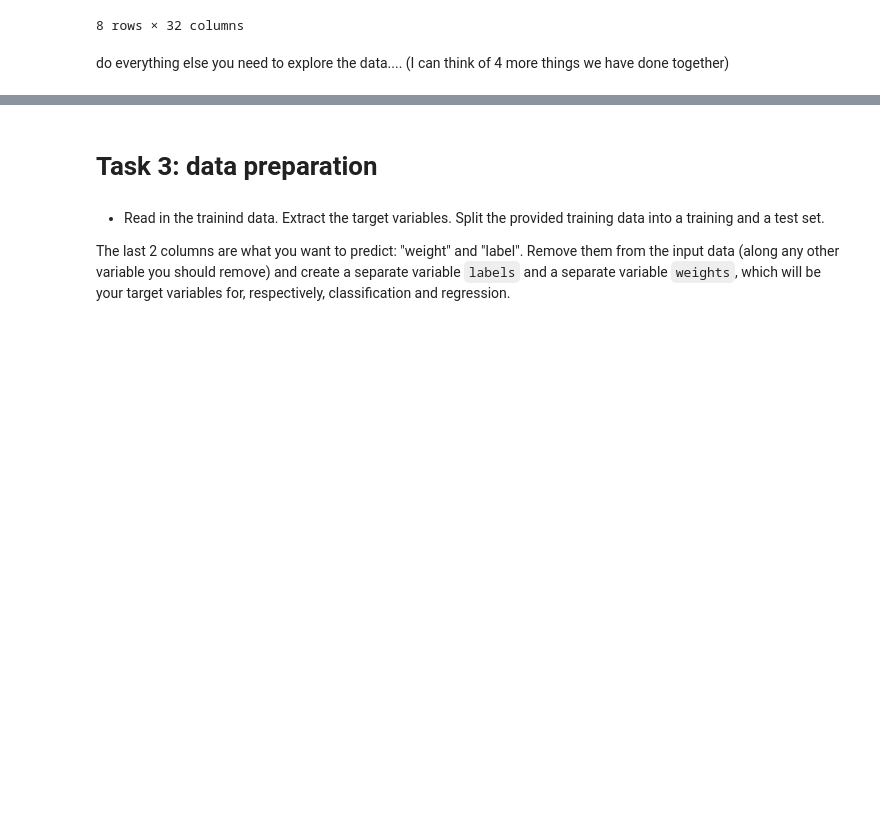
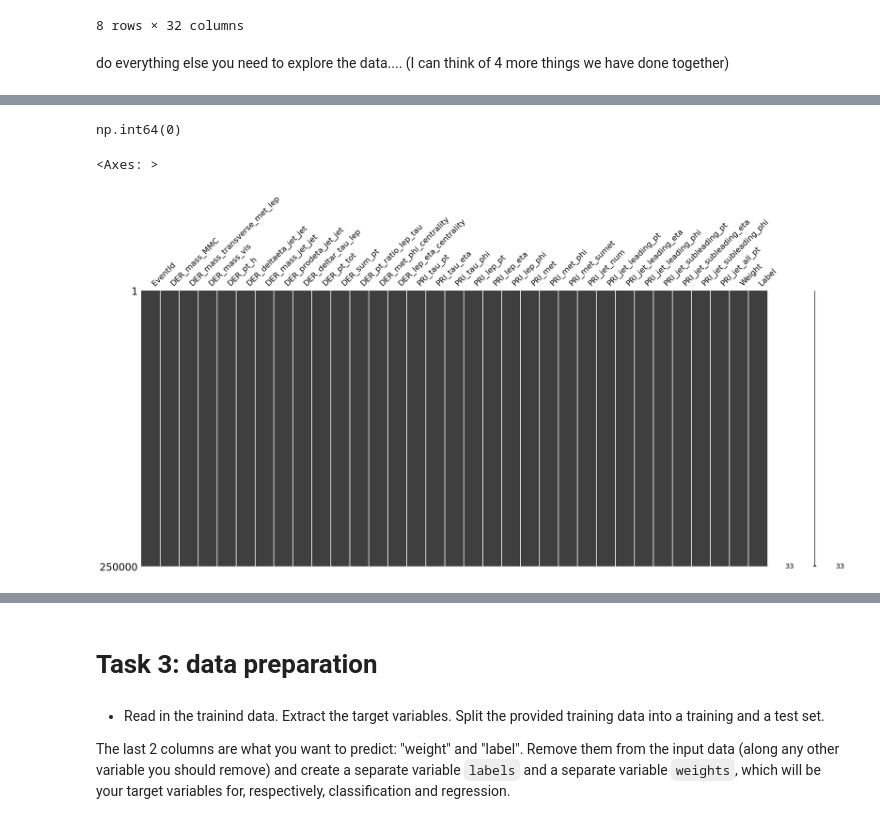
Before and after one commit to jarrodsb/DSPS_JBieber, a Jupyter notebook: HW8/higgsbosonSearch_Bieber_dsps25.ipynb, the cells around one changed output, grey strips where cells are left out. Drawn from its saved outputs; the diff is of its cells as text; code cells hidden in the pictures; blank space fills up the shorter version.

```diff
--- a/HW8/higgsbosonSearch_Bieber_dsps25.ipynb
+++ b/HW8/higgsbosonSearch_Bieber_dsps25.ipynb
@@ -170,0 +197,10 @@ do everything else you need to explore the data.... (I can think of 4 more thing
+# %%
+# Check if False everywhere ('0' = No missing values)
+higgsdata.isna().sum().sum()
+# %% [output]
+np.int64(0)
+# %%
+matrix(higgsdata)
+# %% [output]
+<Axes: >
+[figure, added]
```
Also changed, not shown: parts of 32 cells of this notebook.
